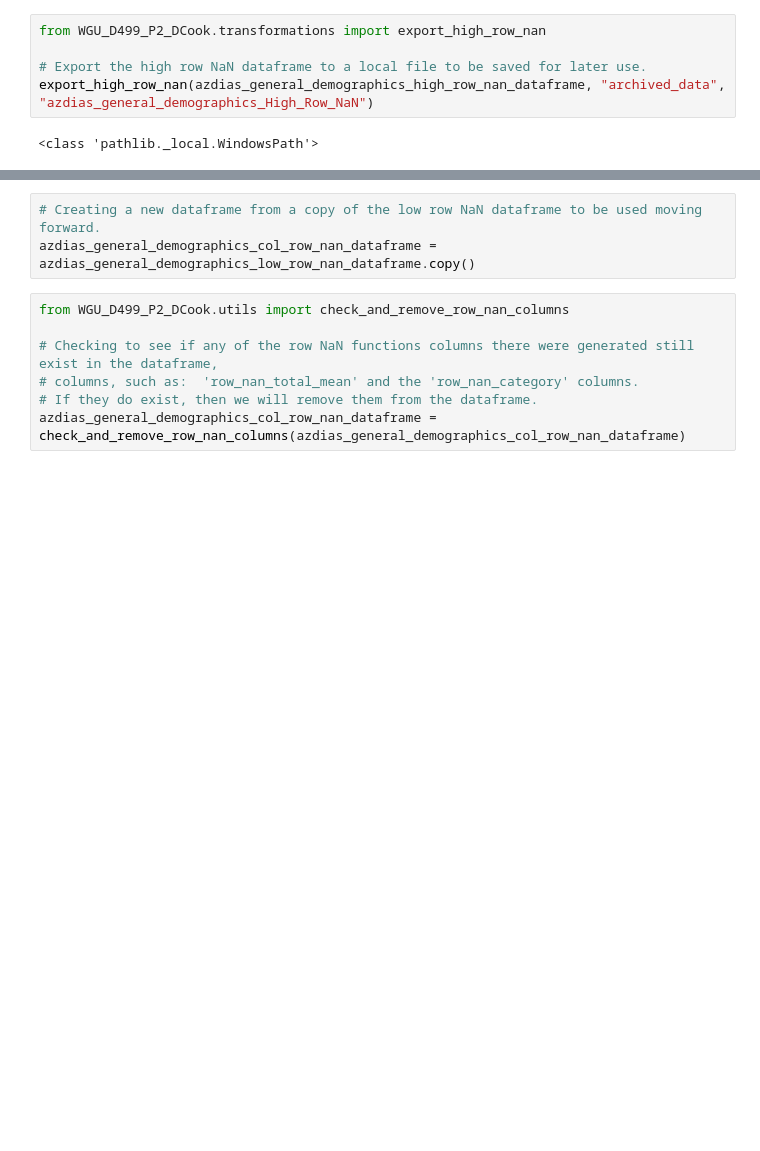
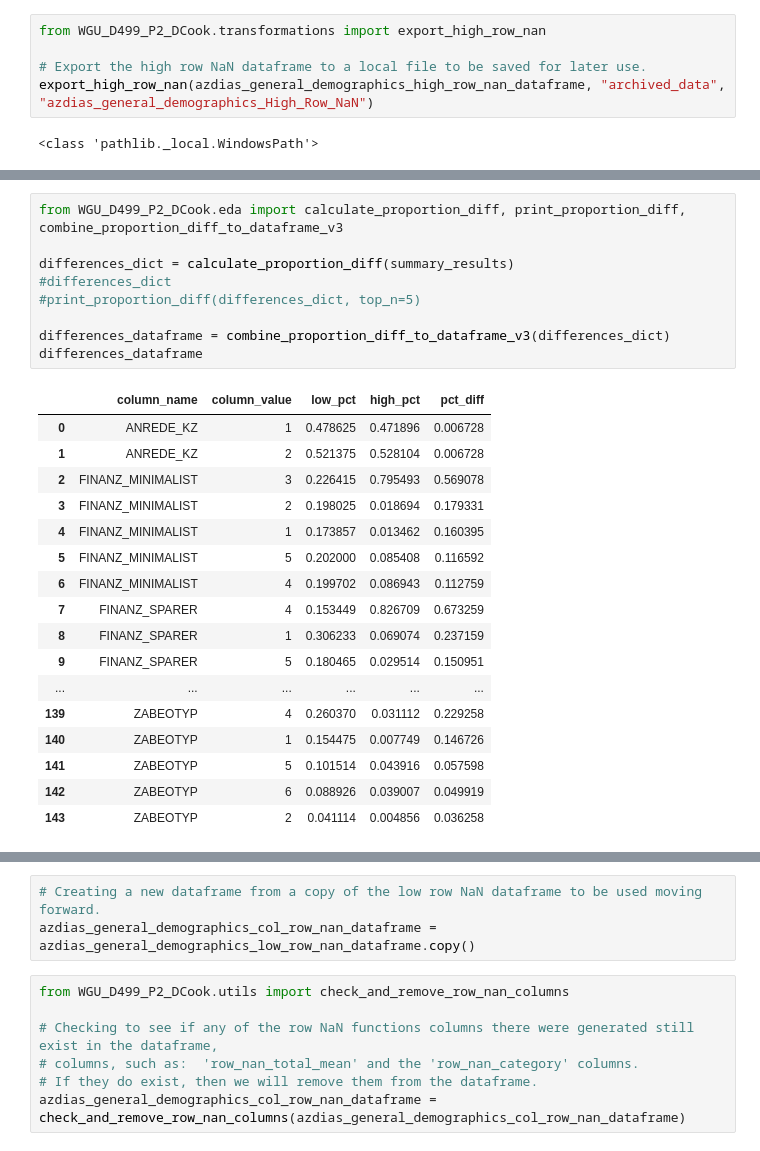
Before and after one commit to Caprikey/WGU_D499_P2_DCook, a Jupyter notebook: notebooks/Identify_Customer_Segments_dcook.ipynb, the cells around one changed output, grey strips where cells are left out. Saved outputs shown, nothing was run; the diff lists cells and outputs as text; blank space fills up the shorter version.

```diff
--- a/notebooks/Identify_Customer_Segments_dcook.ipynb
+++ b/notebooks/Identify_Customer_Segments_dcook.ipynb
@@ -853,0 +889,27 @@ export_high_row_nan(azdias_general_demographics_high_row_nan_dataframe, "archive
+# %%
+from WGU_D499_P2_DCook.eda import calculate_proportion_diff, print_proportion_diff, combine_proportion_diff_to_dataframe_v3
+
+differences_dict = calculate_proportion_diff(summary_results)
+#differences_dict
+#print_proportion_diff(differences_dict, top_n=5)
+
+differences_dataframe = combine_proportion_diff_to_dataframe_v3(differences_dict)
+differences_dataframe
+# %% [output]
+|  | column_name | column_value | low_pct | high_pct | pct_diff |
+| 0 | ANREDE_KZ | 1 | 0.478625 | 0.471896 | 0.006728 |
+| 1 | ANREDE_KZ | 2 | 0.521375 | 0.528104 | 0.006728 |
+| 2 | FINANZ_MINIMALIST | 3 | 0.226415 | 0.795493 | 0.569078 |
+| 3 | FINANZ_MINIMALIST | 2 | 0.198025 | 0.018694 | 0.179331 |
+| 4 | FINANZ_MINIMALIST | 1 | 0.173857 | 0.013462 | 0.160395 |
+| 5 | FINANZ_MINIMALIST | 5 | 0.202000 | 0.085408 | 0.116592 |
+| 6 | FINANZ_MINIMALIST | 4 | 0.199702 | 0.086943 | 0.112759 |
+| 7 | FINANZ_SPARER | 4 | 0.153449 | 0.826709 | 0.673259 |
+| 8 | FINANZ_SPARER | 1 | 0.306233 | 0.069074 | 0.237159 |
+| 9 | FINANZ_SPARER | 5 | 0.180465 | 0.029514 | 0.150951 |
+| ... | ... | ... | ... | ... | ... |
+| 139 | ZABEOTYP | 4 | 0.260370 | 0.031112 | 0.229258 |
+| 140 | ZABEOTYP | 1 | 0.154475 | 0.007749 | 0.146726 |
+| 141 | ZABEOTYP | 5 | 0.101514 | 0.043916 | 0.057598 |
+| 142 | ZABEOTYP | 6 | 0.088926 | 0.039007 | 0.049919 |
+| 143 | ZABEOTYP | 2 | 0.041114 | 0.004856 | 0.036258 |
```
Also changed, not shown: parts of 2 cells of this notebook, 26 other files.
